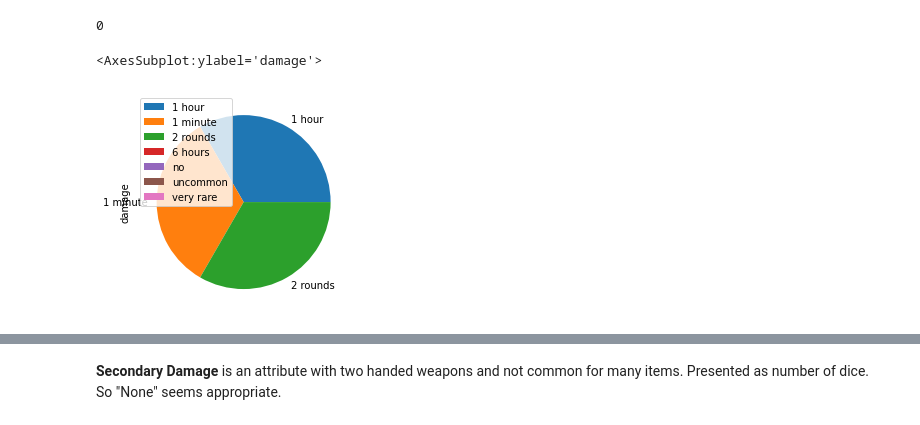
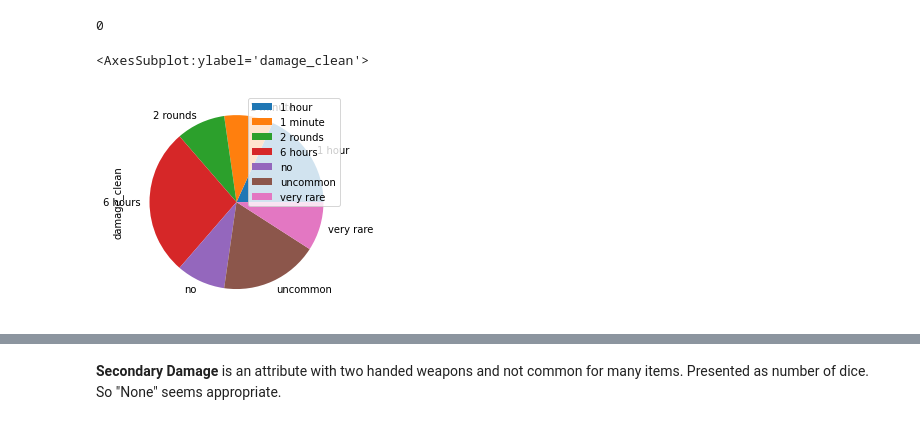
Before and after one commit to speudusa/cleaning-data-checkpoint, a Jupyter notebook: checkpoint-three-items.ipynb, the cells around one changed output, grey strips where cells are left out. Saved outputs shown, nothing was run; the diff lists cells and outputs as text; code cells hidden in the pictures.

```diff
--- a/checkpoint-three-items.ipynb
+++ b/checkpoint-three-items.ipynb
@@ -236,10 +262,10 @@ items["dur_clean"].isna().sum()
 0
 # %%
 dt = items.groupby("duration").count()
-dt.plot.pie(y="damage")
+dt.plot.pie(y="damage_clean")
 
 # dt = items.groupby("dur_clean").count()
 # dt.plot.pie(y="damage_clean")
 # %% [output]
-<AxesSubplot:ylabel='damage'>
+<AxesSubplot:ylabel='damage_clean'>
-[figure, old version]
+[figure, new version]
```
Also changed, not shown: parts of 19 cells of this notebook, 9 other files.
